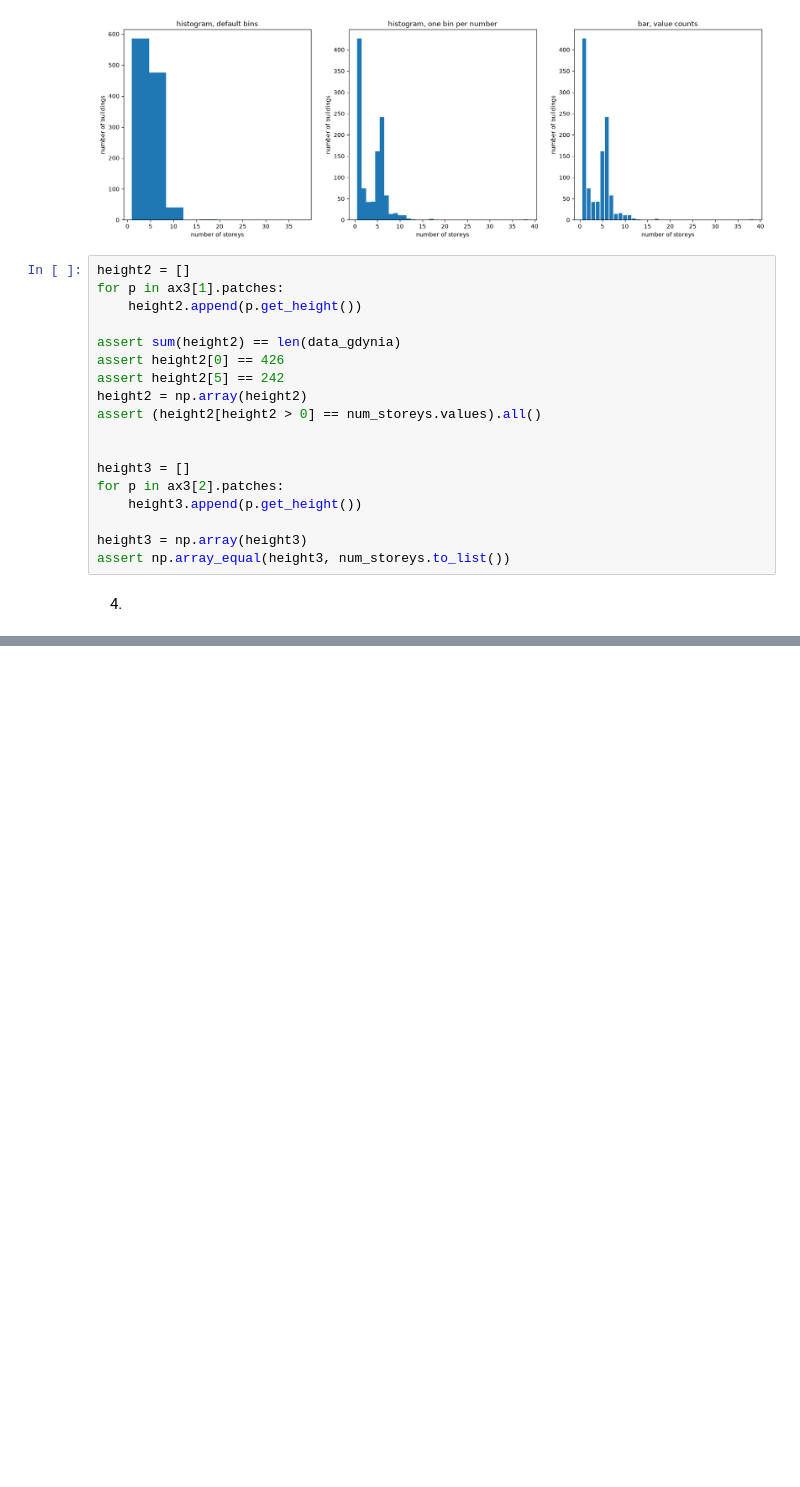
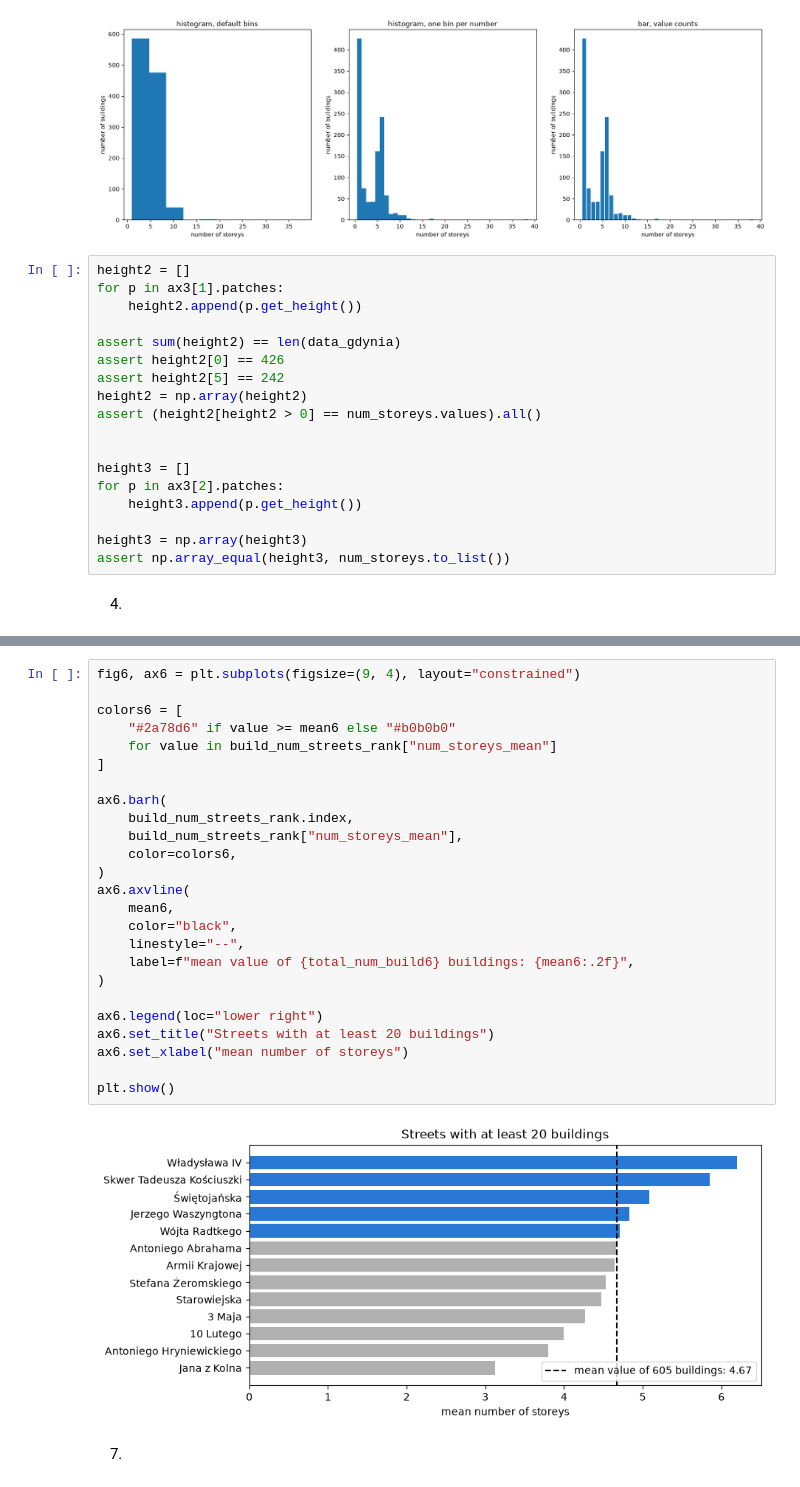
Before and after one commit to MichalRyplewicz/gdynia-srodmiescie, a Jupyter notebook: exercises/2026.10.12_Excercises.ipynb, the cells around one changed output, grey strips where cells are left out. Drawn from its saved outputs; the diff is of its cells as text; blank space fills up the shorter version.

```diff
--- a/exercises/2026.10.12_Excercises.ipynb
+++ b/exercises/2026.10.12_Excercises.ipynb
@@ -194,0 +291,29 @@ fig4, ax4 = plt.subplots(1, 2, figsize=(9, 3.4), sharey=True, layout="constraine
+# %%
+fig6, ax6 = plt.subplots(figsize=(9, 4), layout="constrained")
+
+colors6 = [
+    "#2a78d6" if value >= mean6 else "#b0b0b0"
+    for value in build_num_streets_rank["num_storeys_mean"]
+]
+
+ax6.barh(
+    build_num_streets_rank.index,
+    build_num_streets_rank["num_storeys_mean"],
+    color=colors6,
+)
+ax6.axvline(
+    mean6,
+    color="black",
+    linestyle="--",
+    label=f"mean value of {total_num_build6} buildings: {mean6:.2f}",
+)
+
+ax6.legend(loc="lower right")
+ax6.set_title("Streets with at least 20 buildings")
+ax6.set_xlabel("mean number of storeys")
+
+plt.show()
+# %% [output]
+[figure, added]
+# %% [markdown]
+7.
```
Also changed, not shown: parts of 22 cells of this notebook, 1 other file.
